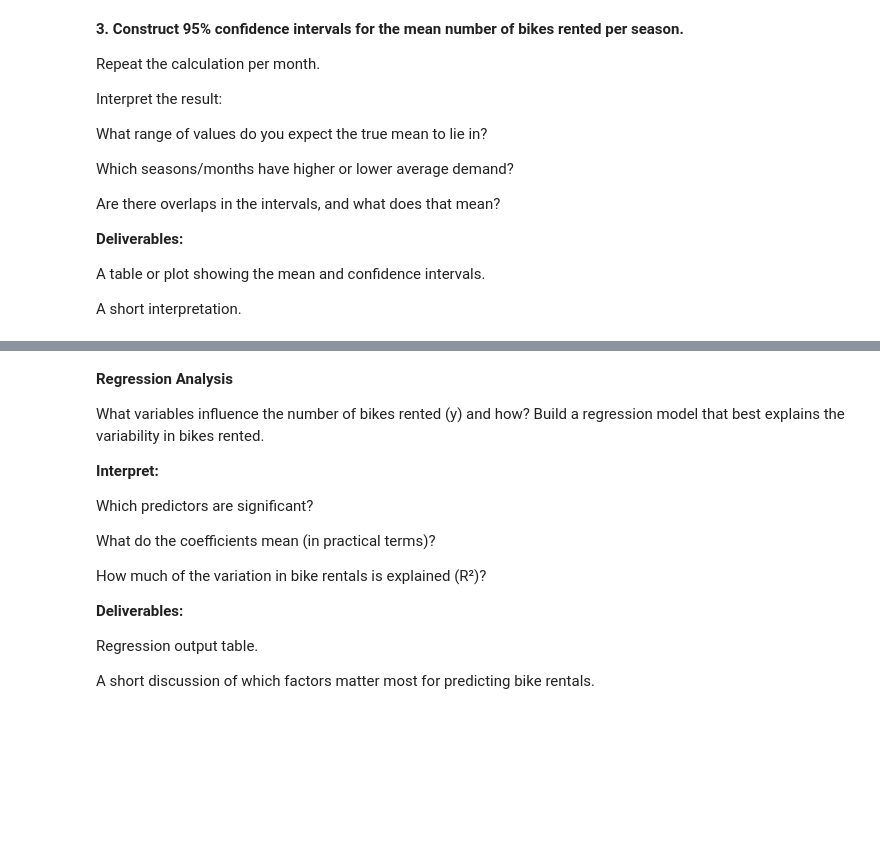
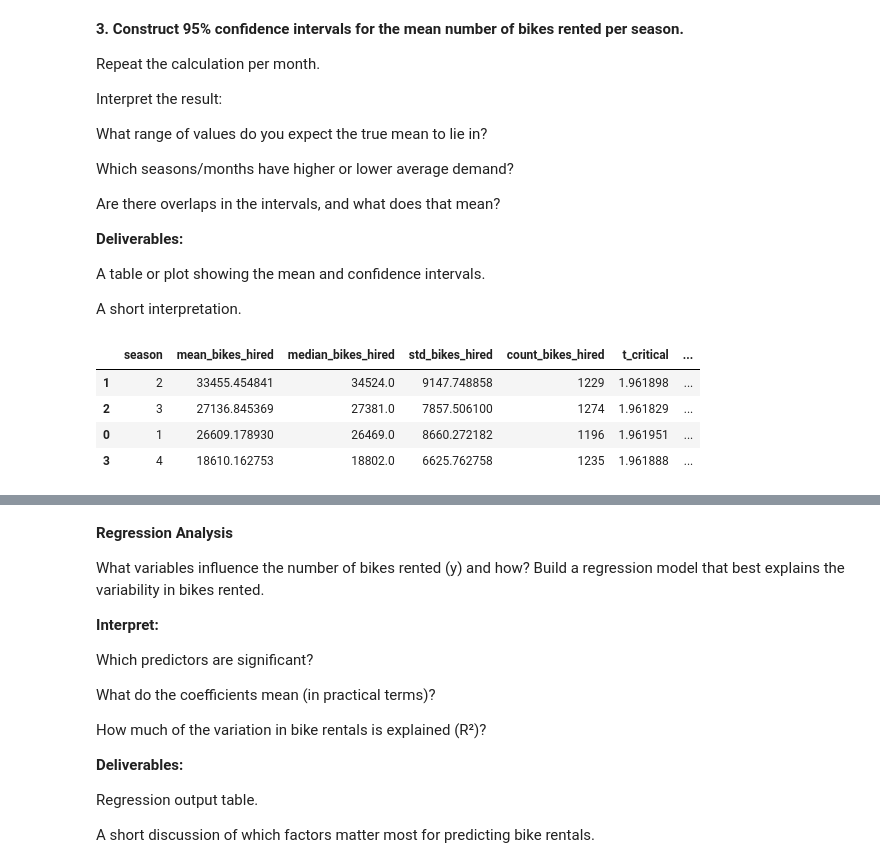
Before and after one commit to VitosTamas271/Analytics-through-coding-in-class, a Jupyter notebook: Session_3/Group_Project.ipynb, the cells around one changed output, grey strips where cells are left out. Saved outputs shown, nothing was run; the diff lists cells and outputs as text; code cells hidden in the pictures; blank space fills up the shorter version.

Commit message:
Group_Project_partial

```diff
--- a/Session_3/Group_Project.ipynb
+++ b/Session_3/Group_Project.ipynb
@@ -222,4 +222,37 @@ A table or plot showing the mean and confidence intervals.
 
 A short interpretation.
 # %%
-## Your code goes here
+# Confidence Interval for the mean number of bikes rented per season using the formula mean +- t_critical * Standard Error (SE)
+from scipy import stats
+
+#Group by season and calculate statistics
+seasons_ci = (
+    london_bike_copy
+    .groupby("season")
+    .agg(
+        mean_bikes_hired = ("bikes_hired", "mean"),
+        median_bikes_hired = ("bikes_hired", "median"),
+        std_bikes_hired = ("bikes_hired", "std"),
+        count_bikes_hired = ("bikes_hired", "count")
+    )
+    .reset_index()
+)
+
+# Calculate additional statistics for confidence intervals
+seasons_ci["t_critical"] = seasons_ci["count_bikes_hired"].apply(lambda n: stats.t.ppf(0.975, df=n-1))  # t-critical value for 95% CI
+seasons_ci["se_rating"] = seasons_ci["std_bikes_hired"] / np.sqrt(seasons_ci["count_bikes_hired"])  # Standard Error
+seasons_ci["margin_of_error"] = seasons_ci["t_critical"] * seasons_ci["se_rating"]  # Margin of Error
+seasons_ci["rating_low"] = seasons_ci["mean_bikes_hired"] - seasons_ci["margin_of_error"]  # Lower bound of CI
+seasons_ci["rating_high"] = seasons_ci["mean_bikes_hired"] + seasons_ci["margin_of_error"]  # Upper bound of CI
+
+# Sort by mean bikes hired in descending order
+seasons_ci = seasons_ci.sort_values(by="mean_bikes_hired", ascending=False)
+
+# Display the results
+seasons_ci
+# %% [output]
+|  | season | mean_bikes_hired | median_bikes_hired | std_bikes_hired | count_bikes_hired | t_critical | ... |
+| 1 | 2 | 33455.454841 | 34524.0 | 9147.748858 | 1229 | 1.961898 | ... |
+| 2 | 3 | 27136.845369 | 27381.0 | 7857.506100 | 1274 | 1.961829 | ... |
+| 0 | 1 | 26609.178930 | 26469.0 | 8660.272182 | 1196 | 1.961951 | ... |
+| 3 | 4 | 18610.162753 | 18802.0 | 6625.762758 | 1235 | 1.961888 | ... |
```
Also changed, not shown: parts of 3 cells of this notebook.
